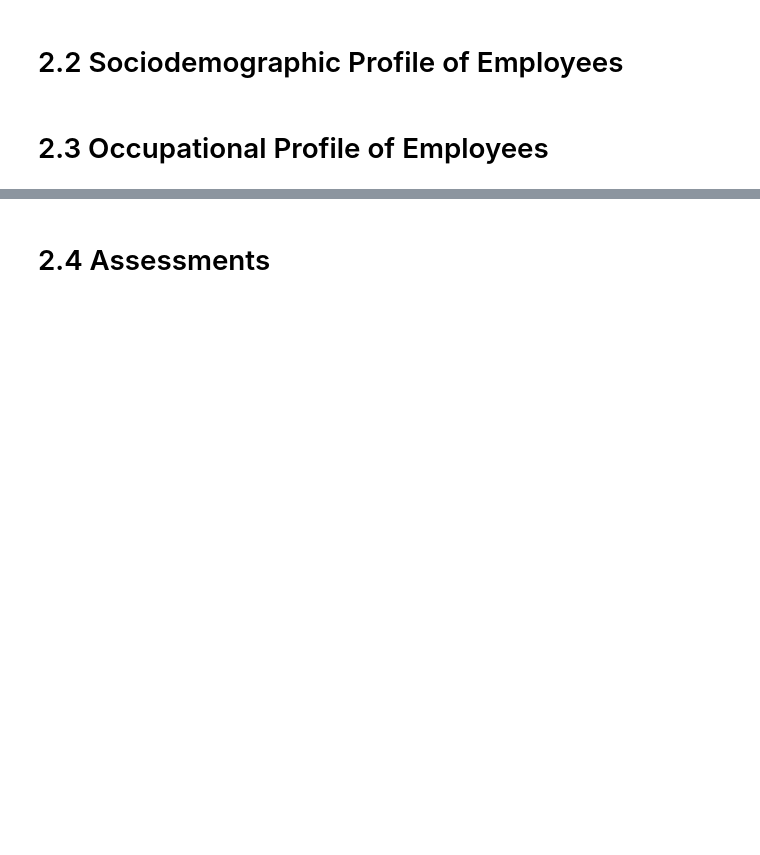
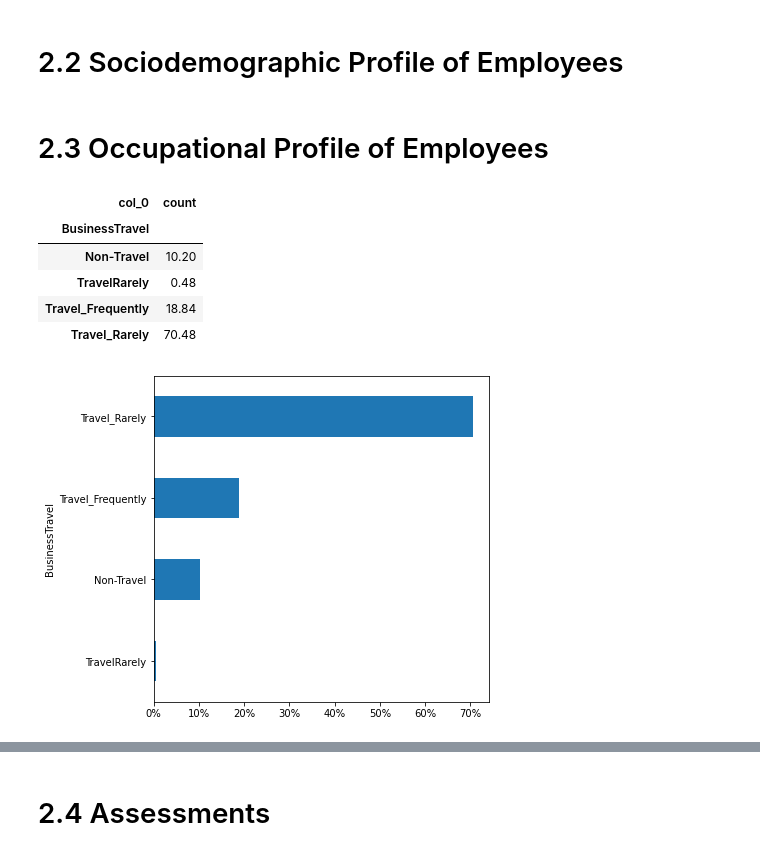
Before and after one commit to j-fousse/HR_Analytics_2024, a Jupyter notebook: notebooks/HR_Analysis.ipynb, the cells around one changed output, grey strips where cells are left out. Saved outputs shown, nothing was run; the diff lists cells and outputs as text; code cells hidden in the pictures; blank space fills up the shorter version.

```diff
--- a/notebooks/HR_Analysis.ipynb
+++ b/notebooks/HR_Analysis.ipynb
@@ -384,0 +387,20 @@ print(df_realistic_age.iloc[:, 0].mean()) # 25.6 --> ...realistic)
+# %%
+# define function to show distributions of categorial variable
+def distribution_function(column_name):
+    var_crosstab = pd.crosstab(index=df.loc[:, column_name], columns='count', normalize='columns')*100
+    var_crosstab_sorted = var_crosstab.iloc[:, 0].sort_values()
+    display(var_crosstab)
+    fig, ax = plt.subplots(figsize=(6, 6))
+    var_crosstab_sorted.plot(kind='barh', ax=ax)
+    ax.set_xticklabels(['{:.0f}%'.format(x) for x in ax.get_xticks()]);
+# %%
+# business travel
+distribution_function('BusinessTravel')
+# %% [output]
+| col_0 | count |
+| BusinessTravel |  |
+| Non-Travel | 10.20 |
+| TravelRarely | 0.48 |
+| Travel_Frequently | 18.84 |
+| Travel_Rarely | 70.48 |
+[figure, added]
```
Also changed, not shown: parts of 20 cells of this notebook.
